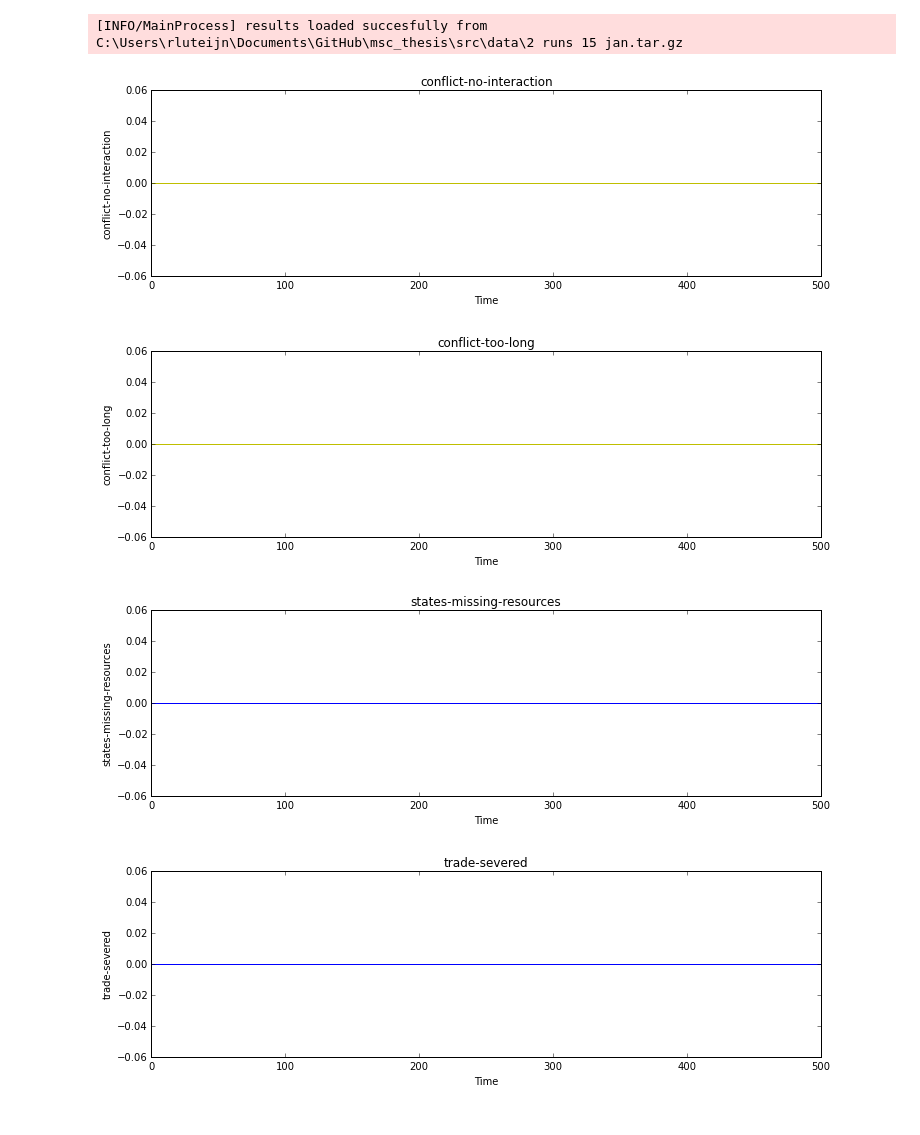
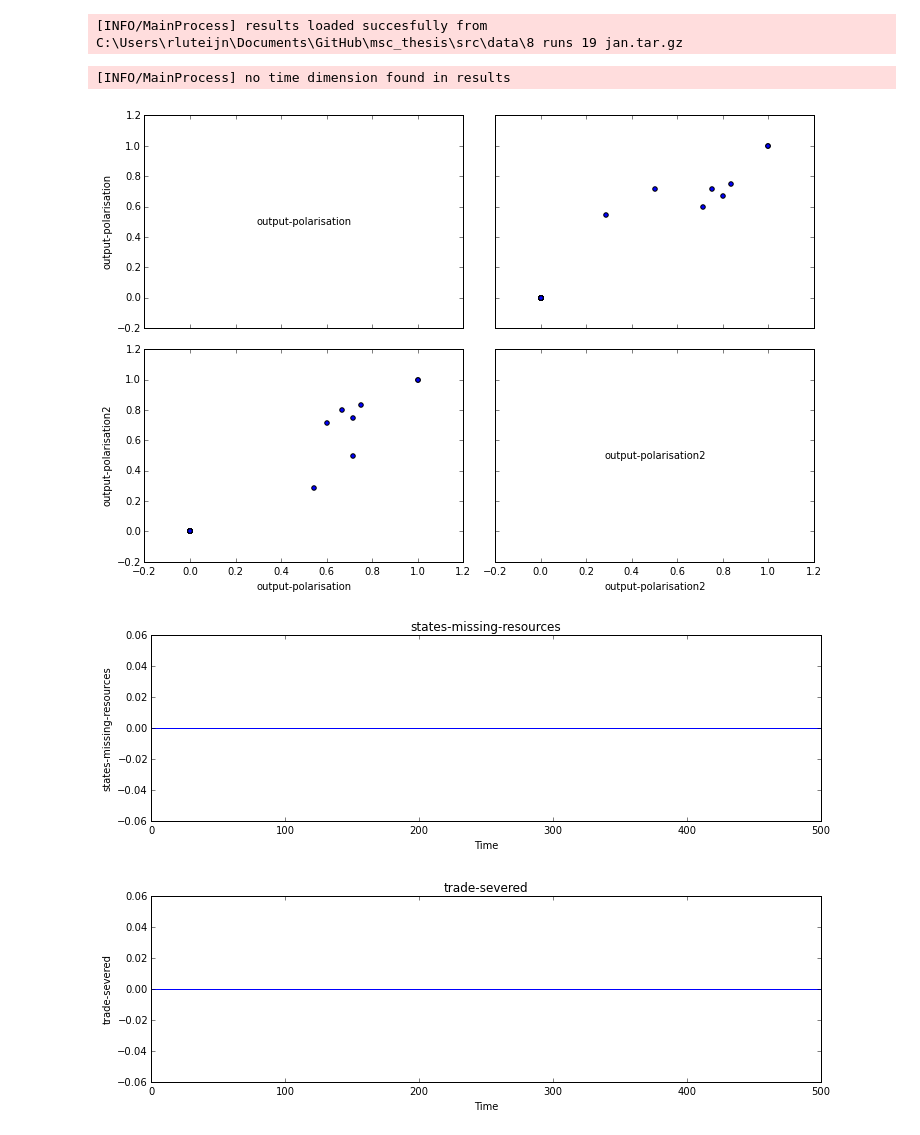
Before and after one commit to rluteijn/msc_thesis, a Jupyter notebook: src/ipython notebooks/Remaining general verification.ipynb, the cells around one changed output. Drawn from its saved outputs; the diff is of its cells as text; code cells hidden in the pictures.

```diff
--- a/src/ipython notebooks/Remaining general verification.ipynb
+++ b/src/ipython notebooks/Remaining general verification.ipynb
@@ -11,28 +11,28 @@ from analysis.plotting_util import plot_kde, ENVELOPE, ENV_LIN, VIOLIN
 ema_logging.log_to_stderr(ema_logging.INFO);
 
 #load the data
-fn = r'C:\Users\rluteijn\Documents\GitHub\msc_thesis\src\data\2 runs 15 jan.tar.gz'
+fn = r'C:\Users\rluteijn\Documents\GitHub\msc_thesis\src\data\8 runs 19 jan.tar.gz'
 experiments, outcomes = load_results(fn)
 results = (experiments, outcomes)
 # %% [output]
-[INFO/MainProcess] results loaded succesfully from C:\Users\rluteijn\Documents\GitHub\msc_thesis\src\data\2 runs 15 jan.tar.gz
+[INFO/MainProcess] results loaded succesfully from C:\Users\rluteijn\Documents\GitHub\msc_thesis\src\data\8 runs 19 jan.tar.gz
 # %%
-fig, axesdict = lines(results,
+fig, axesdict = pairs_scatter(results,
                   outcomes_to_show = [
-                    "conflict-no-interaction",
-                    "conflict-too-long",
+                            "output-polarisation",
+                            "output-polarisation2",
                     ],
                   group_by = None,
                   grouping_specifiers = None,
-                  density='',
-#                   fill=False,
+                  ylabels = {},
                   legend=True,
-                  titles={},
-                  ylabels={},
-                  log=True)
+                  point_in_time=-1,
+                  filter_scalar=True
+                  )
 plt.show()
 # %% [output]
+[INFO/MainProcess] no time dimension found in results
-[figure, old version]
+[figure, new version]
 # %%
 fig, axesdict = envelopes(results,
                   outcomes_to_show = [
```
Also changed, not shown: 39 other files.
